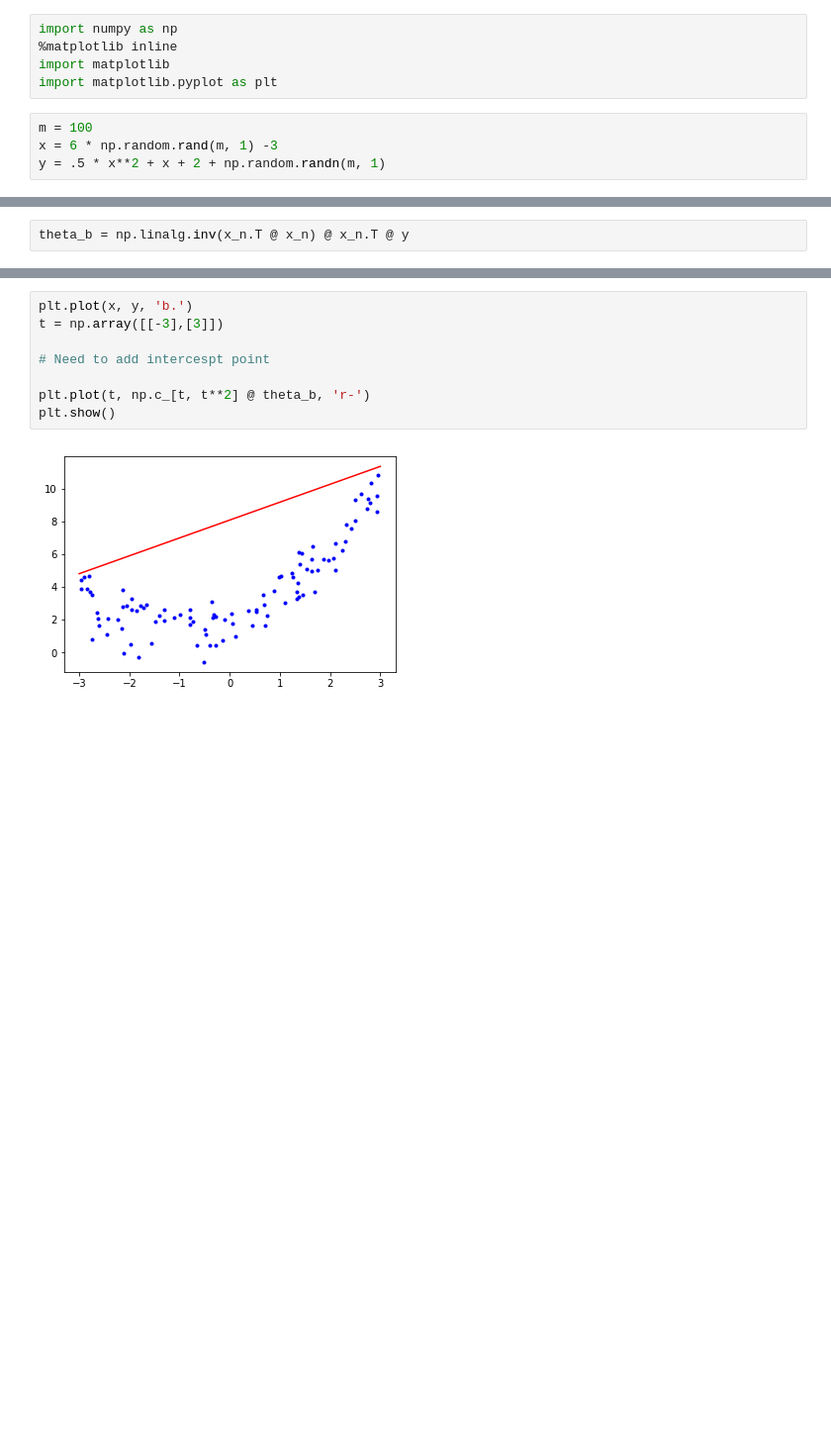
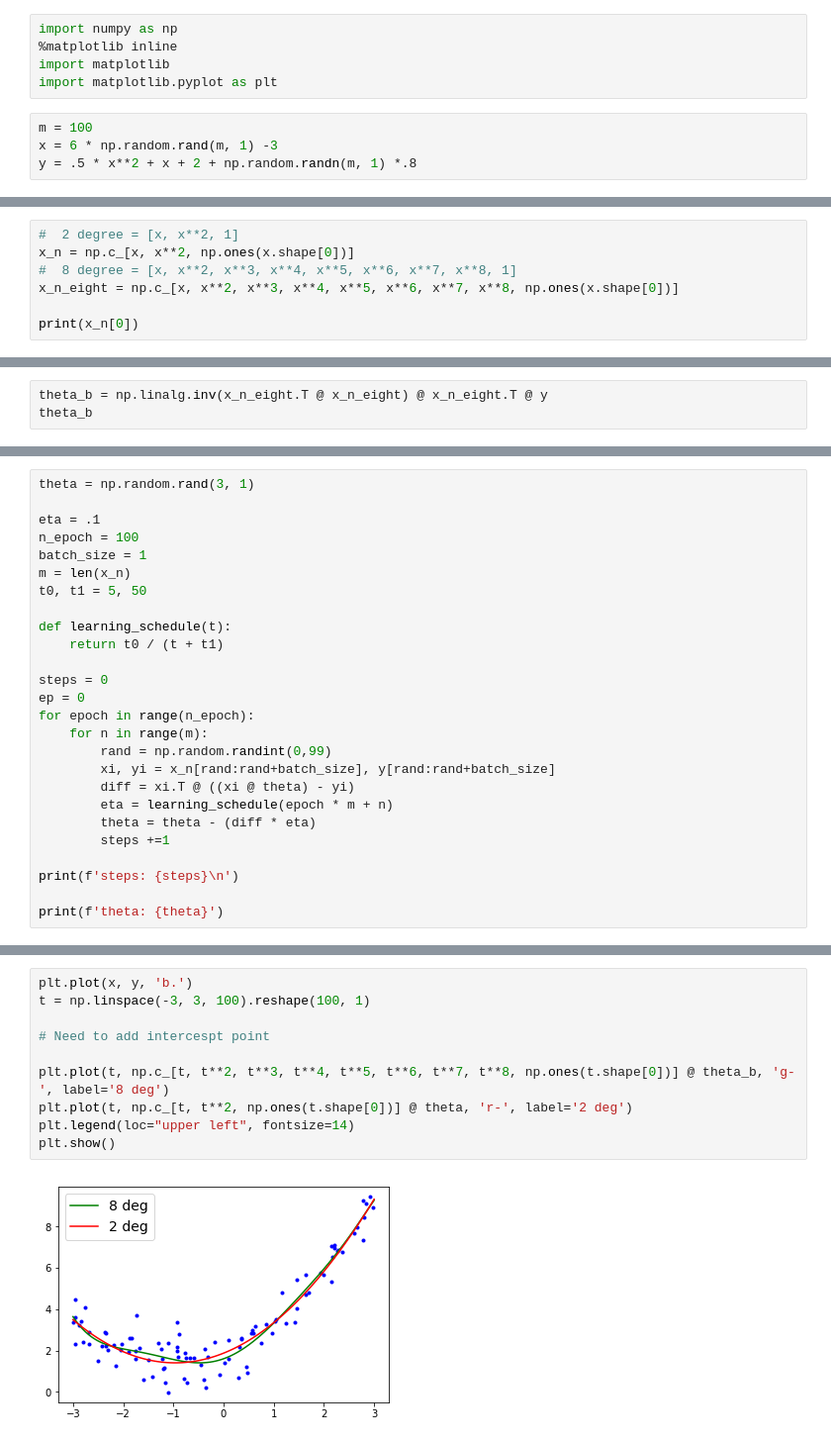
Before and after one commit to andyashall/maths-for-ml, a Jupyter notebook: Polynomial Regression.ipynb, the cells around one changed output, grey strips where cells are left out. Shown at 99% size. Drawn from its saved outputs; the diff is of its cells as text; blank space fills up the shorter version.

```diff
--- a/Polynomial Regression.ipynb
+++ b/Polynomial Regression.ipynb
@@ -6,7 +6,7 @@ import matplotlib.pyplot as plt
 # %%
 m = 100
 x = 6 * np.random.rand(m, 1) -3
-y = .5 * x**2 + x + 2 + np.random.randn(m, 1)
+y = .5 * x**2 + x + 2 + np.random.randn(m, 1) *.8
 # %%
 plt.scatter(x, y)
 # %% [output]
@@ -35,0 +15,7 @@ array([[ -7.96453044e-01,   6.34337452e-01],
+# %%
+#  2 degree = [x, x**2, 1]
+x_n = np.c_[x, x**2, np.ones(x.shape[0])]
+#  8 degree = [x, x**2, x**3, x**4, x**5, x**6, x**7, x**8, 1]
+x_n_eight = np.c_[x, x**2, x**3, x**4, x**5, x**6, x**7, x**8, np.ones(x.shape[0])]
+
+print(x_n[0])
@@ -36,2 +34,3 @@ array([[ -7.96453044e-01,   6.34337452e-01],
 # %%
-theta_b = np.linalg.inv(x_n.T @ x_n) @ x_n.T @ y
+theta_b = np.linalg.inv(x_n_eight.T @ x_n_eight) @ x_n_eight.T @ y
+theta_b
@@ -37,0 +47,26 @@ theta_b = np.linalg.inv(x_n.T @ x_n) @ x_n.T @ y
+# %%
+theta = np.random.rand(3, 1)
+
+eta = .1
+n_epoch = 100
+batch_size = 1
+m = len(x_n)
+t0, t1 = 5, 50
+
+def learning_schedule(t):
+    return t0 / (t + t1)
+
+steps = 0
+ep = 0
+for epoch in range(n_epoch):
+    for n in range(m):
+        rand = np.random.randint(0,99)
+        xi, yi = x_n[rand:rand+batch_size], y[rand:rand+batch_size]
+        diff = xi.T @ ((xi @ theta) - yi)
+        eta = learning_schedule(epoch * m + n)
+        theta = theta - (diff * eta)
+        steps +=1
+
+print(f'steps: {steps}\n')
+
+print(f'theta: {theta}')
@@ -38,10 +79,12 @@ theta_b = np.linalg.inv(x_n.T @ x_n) @ x_n.T @ y
 # %%
 plt.plot(x, y, 'b.')
-t = np.array([[-3],[3]])
+t = np.linspace(-3, 3, 100).reshape(100, 1)
 
 # Need to add intercespt point
 
-plt.plot(t, np.c_[t, t**2] @ theta_b, 'r-')
+plt.plot(t, np.c_[t, t**2, t**3, t**4, t**5, t**6, t**7, t**8, np.ones(t.shape[0])] @ theta_b, 'g-', label='8 deg')
+plt.plot(t, np.c_[t, t**2, np.ones(t.shape[0])] @ theta, 'r-', label='2 deg')
+plt.legend(loc="upper left", fontsize=14)
 plt.show()
 # %% [output]
-[figure, old version]
+[figure, new version]
```
Also changed, not shown: parts of 7 cells of this notebook, 1 other file.
